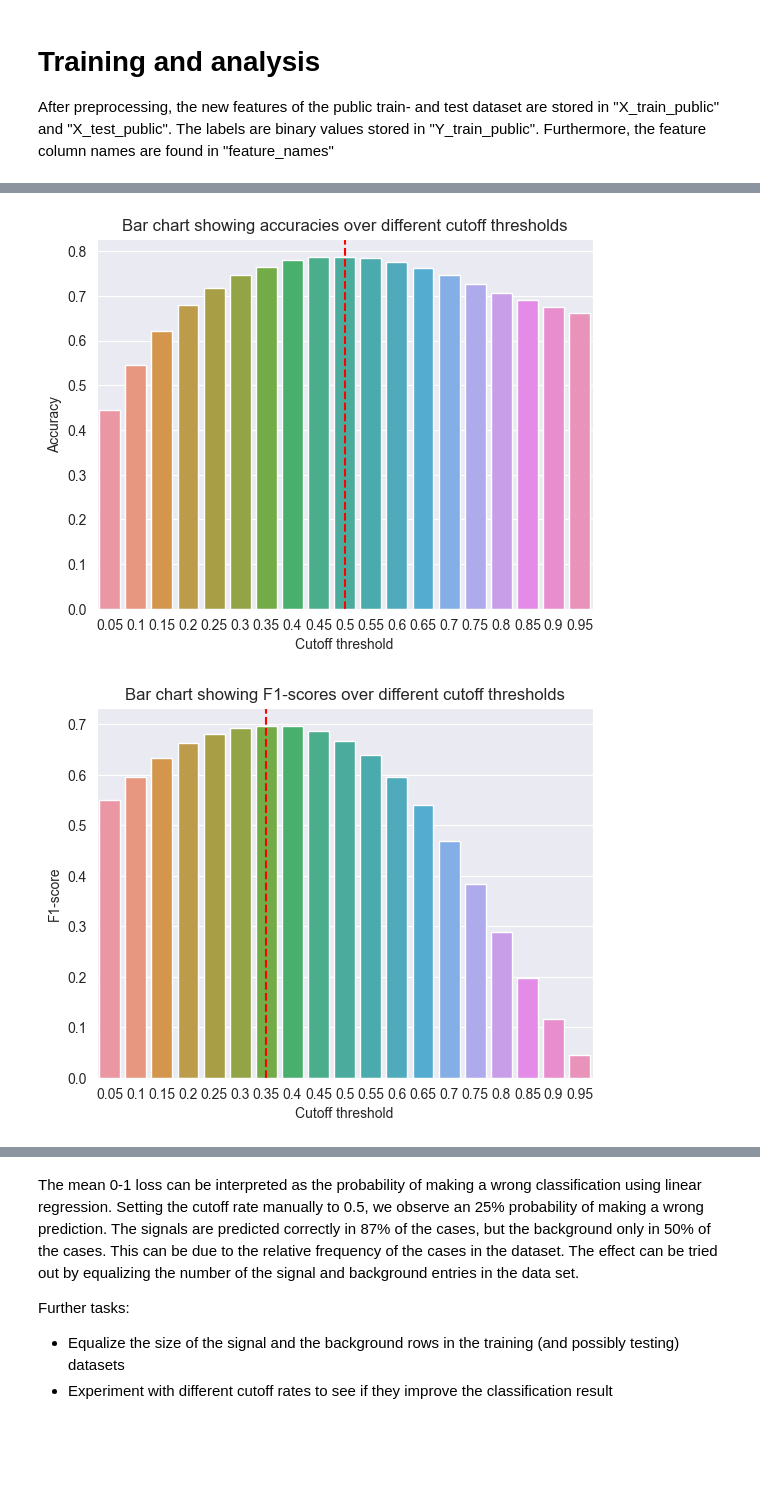
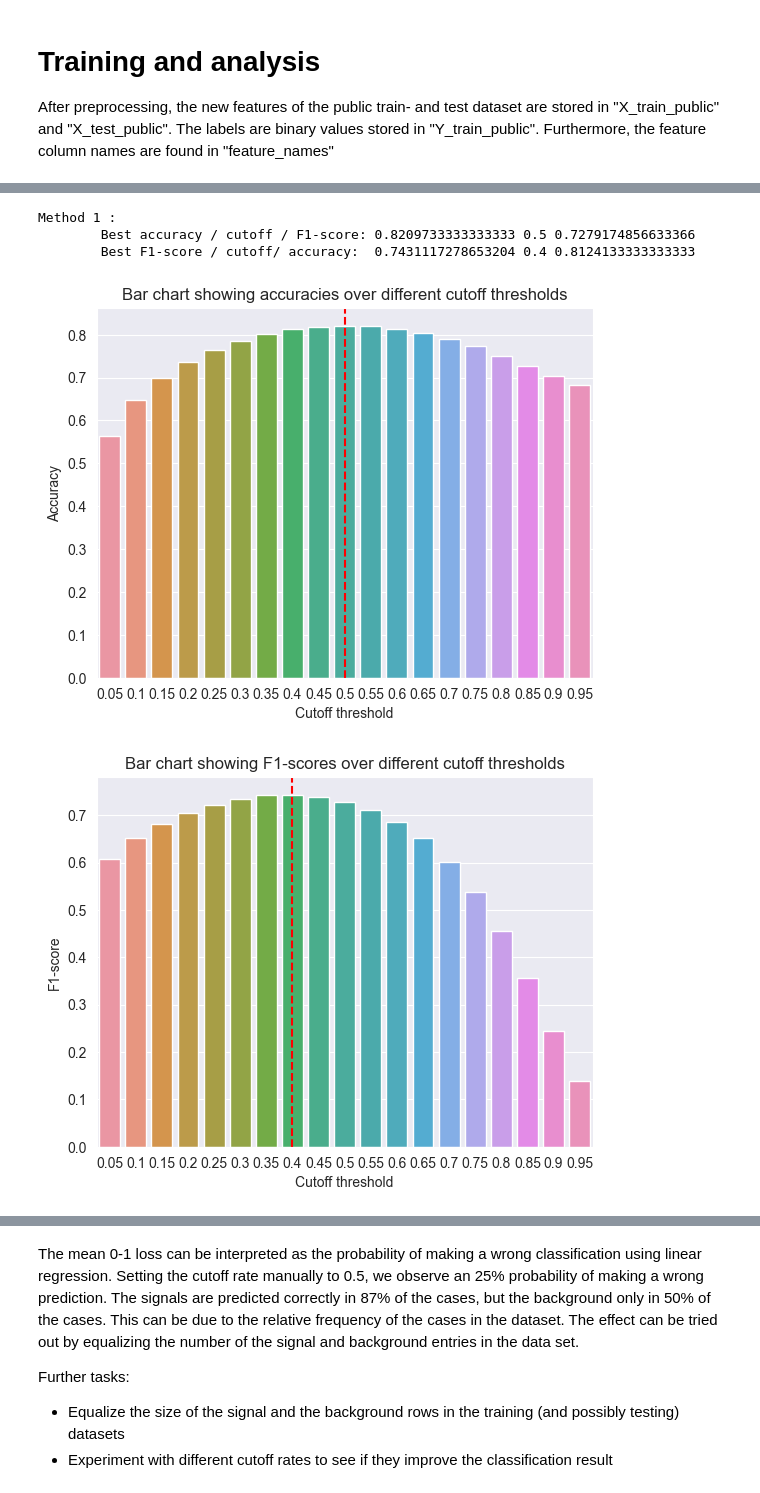
Before and after one commit to CS-433/ml-project-1-cheruben-3, a Jupyter notebook: src/run.ipynb, the cells around one changed output, grey strips where cells are left out. Saved outputs shown, nothing was run; the diff lists cells and outputs as text; code cells hidden in the pictures; blank space fills up the shorter version.

```diff
--- a/src/run.ipynb
+++ b/src/run.ipynb
@@ -150,16 +150,39 @@ Weights: [[ 6.05555265e-01]
+# %%
+# Now we can evaluate the training
+# ! We can actually also do some hyperparameter tuning (using ROC curves to determine the right cut-off probability) !
+
+# Note ROC curves do not work well for linear regression, since there could be values that are not between 0 and 1!
+# In this temporary example I just clip the predictions between 0 and 1
+
+methods = [w_agdr_0]#[w_gd, w_agdr_0, w_agdr_1]
+
+from metrics import confusion_matrix_statistics, LogisticRegressionLoss
+
+num_values = 20
+cutoff_values = [(i+1)/num_values for i in range(num_values-1)]
+
+for i, w in enumerate(methods):
+    accuracies = []
+    f1_scores = []
+
+    for cutoff_value in cutoff_values:
+        predictions = (LogisticRegressionLoss.sigmoid(X_test @ w) > cutoff_value).astype(np.int32)
+        _, _, _, _, accuracy, _, _, f1_score, _ = confusion_matrix_statistics(predictions, Y_test)
+        accuracies.append(accuracy)
+        f1_scores.append(f1_score)
+
+    best_accuracy, best_accuracy_cutoff, best_acc_f1 = np.max(accuracies), cutoff_values[np.argmax(accuracies)], f1_scores[np.argmax(accuracies)]
+    best_f1_score, best_f1_score_cutoff, best_f1_acc = np.max(f1_scores), cutoff_values[np.argmax(f1_scores)], accuracies[np.argmax(f1_scores)]
+
+    print('Method', i+1, ':')
+    print('\tBest accuracy / cutoff / F1-score:', best_accuracy, best_accuracy_cutoff, best_acc_f1)
+    print('\tBest F1-score / cutoff/ accuracy: ', best_f1_score, best_f1_score_cutoff, best_f1_acc)
+# %% [output]
+Method 1 :
+        Best accuracy / cutoff / F1-score: 0.8209733333333333 0.5 0.7279174856633366
+        Best F1-score / cutoff/ accuracy:  0.7431117278653204 0.4 0.8124133333333333
 # %%
-# Now we can evaluate the training
-# ! We can actually also do some hyperparameter tuning (using ROC curves to determine the right cut-off probability) !
-
-# Note ROC curves do not work well for linear regression, since there could be values that are not between 0 and 1!
-# In this temporary example I just clip the predictions between 0 and 1
-
-from metrics import confusion_matrix_statistics, LogisticRegressionLoss
-import matplotlib.pyplot as plt
-import seaborn as sns
-
-num_values = 20
-cutoff_values = [(i+1)/num_values for i in range(num_values-1)]
+w_best = w_agdr_0
 
 accuracies = []
 f1_scores = []
@@ -167,35 +190,35 @@ tprs = []
 fprs = []
 
 for cutoff_value in cutoff_values:
-    predictions = (LogisticRegressionLoss.sigmoid(X_test @ w) > cutoff_value).astype(np.int32)
+    predictions = (LogisticRegressionLoss.sigmoid(X_test @ w_best) > cutoff_value).astype(np.int32)
     tp, fp, fn, tn, accuracy, tpr, _, f1_score, fpr = confusion_matrix_statistics(predictions, Y_test)
     accuracies.append(accuracy)
     f1_scores.append(f1_score)
     tprs.append(tpr)
     fprs.append(fpr)
 
 plt.figure()
 ax = sns.barplot(x=cutoff_values, y=accuracies)
 largest_idx = np.argmax(accuracies)
 plt.axvline(x=largest_idx, ymin=0, ymax=1, linestyle='dashed', color='red')
 ax.set(title='Bar chart showing accuracies over different cutoff thresholds', xlabel='Cutoff threshold', ylabel='Accuracy')
 plt.show()
 
 plt.figure()
 largest_idx = np.argmax(f1_scores)
 plt.axvline(x=largest_idx, ymin=0, ymax=1, linestyle='dashed', color='red')
 ax = sns.barplot(x=cutoff_values, y=f1_scores)
 ax.set(title='Bar chart showing F1-scores over different cutoff thresholds', xlabel='Cutoff threshold', ylabel='F1-score')
 plt.show()
 
 plt.figure()
 ax = sns.lineplot(x=fprs, y=tprs, legend=False)
 ax.set(title='ROC curve for classifier over different cutoff thresholds', xlabel='False positive rate', ylabel='True positive rate', xlim=(0, 1), ylim=(0, 1))
 ax.axline((0, 0), slope=1, dashes=(5, 2))
 for i in range(len(tprs)):
     if i % math.ceil(0.05*len(cutoff_values)) == 0:
         plt.text(x=fprs[i]+0.015,y=tprs[i]-0.01, s=str(round(cutoff_values[i], 2)))
 plt.show()
 # %% [output]
-[figure, old version]
+[figure, new version]
-[figure, old version]
+[figure, new version]
```
Also changed, not shown: parts of 11 cells of this notebook, 1 other file.
